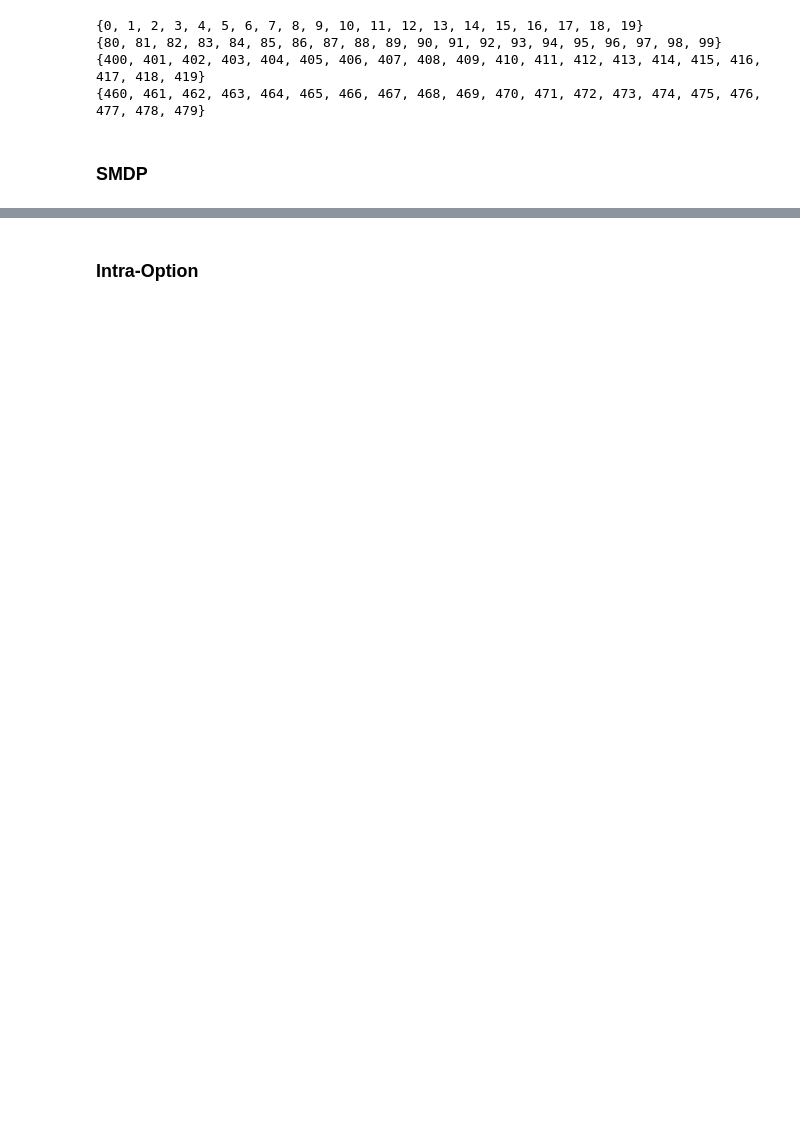
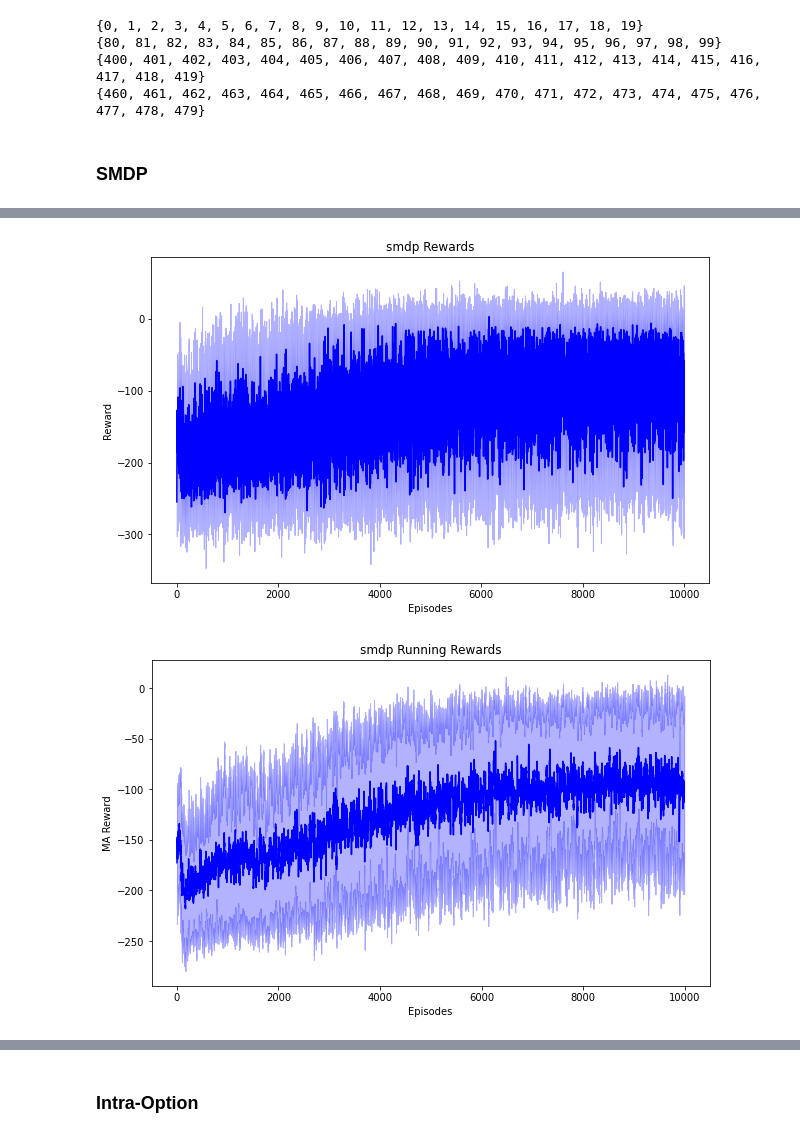
Before and after one commit to nishant-sahoo/RL_Assignments, a Jupyter notebook: Programming Assignments/PA3/notebook.ipynb, the cells around one changed output, grey strips where cells are left out. Cells and saved outputs as stored; diff of their text form; code cells hidden in the pictures; blank space fills up the shorter version.

```diff
--- a/Programming Assignments/PA3/notebook.ipynb
+++ b/Programming Assignments/PA3/notebook.ipynb
@@ -516,25 +566,30 @@ smdp_args.alpha = best_results["alpha"]
 # %%
 # Implement SMDP Q-Learning
-args = smdp_args
+# args = smdp_args
+args = Args()
+args.alpha = 0.5
 smdp_trainer = Trainer(env, options, args, algo="smdp")
 Q, rewards = smdp_trainer.train()
 np.save("results/smdp_Q.npy", Q)
 np.save("results/smdp_rewards.npy", rewards)
 
 Q = np.load("results/smdp_Q.npy")
 rewards = np.load("results/smdp_rewards.npy")
 
 plot = Plot(env, rewards, Q, "smdp")
 plot.plot_rewards()
 plot.plot_running_rewards()
 plot.plot_Q()
 plot.visualize_taxi_env()
 
 # save Q-Table of options
 for i, option in enumerate(smdp_trainer.options):
     np.save(f"results/smdp_{option.name}_Q.npy", option.q_values)
 
 # Plot Q-values for each option
 for option in options:
     option_q = np.load(f"results/smdp_{option.name}_Q.npy")
     plot_Q(option_q, f"Q-values for {option.name}")
+# %% [output]
+[figure, added]
+[figure, added]
```
Also changed, not shown: parts of 9 cells of this notebook, 46 other files.
